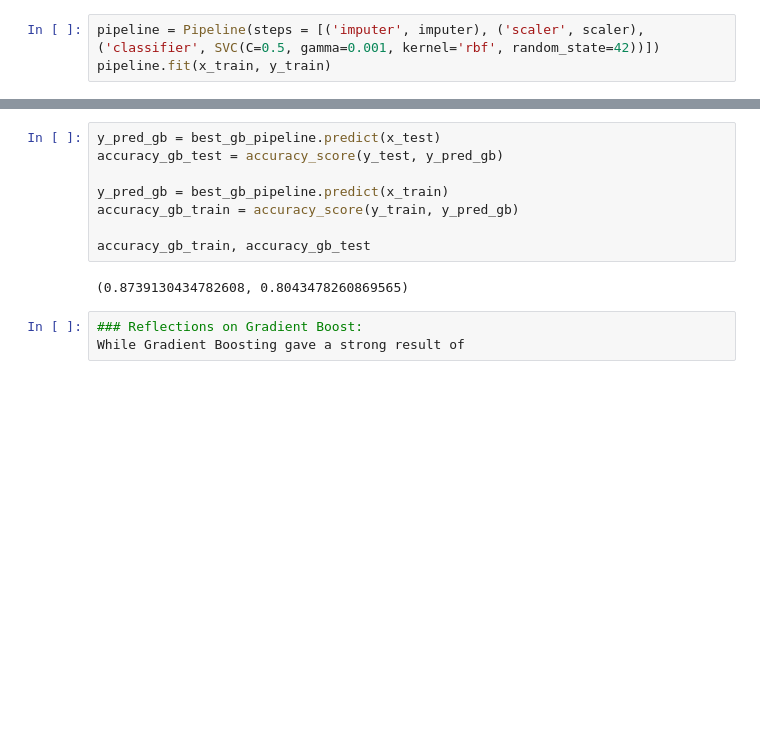
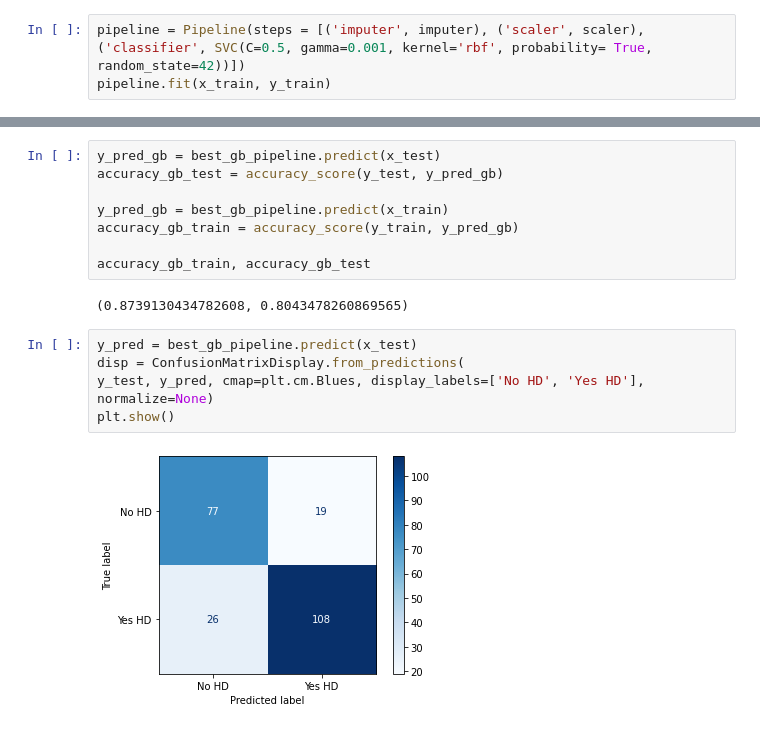
Before and after one commit to Nupur-Patil/ml_projects, a Jupyter notebook: heart_disease_prediction/notebooks/02_model_training.ipynb, the cells around one changed output, grey strips where cells are left out. Saved outputs shown, nothing was run; the diff lists cells and outputs as text; blank space fills up the shorter version.

```diff
--- a/heart_disease_prediction/notebooks/02_model_training.ipynb
+++ b/heart_disease_prediction/notebooks/02_model_training.ipynb
@@ -510,7 +515,7 @@ Best Cross-Validation Score: 0.8086
 # %% [markdown]
 ### Build evaluate, draw and interpret SVM
 # %%
-pipeline = Pipeline(steps = [('imputer', imputer), ('scaler', scaler), ('classifier', SVC(C=0.5, gamma=0.001, kernel='rbf', random_state=42))])
+pipeline = Pipeline(steps = [('imputer', imputer), ('scaler', scaler), ('classifier', SVC(C=0.5, gamma=0.001, kernel='rbf', probability= True, random_state=42))])
 pipeline.fit(x_train, y_train)
 # %% [output]
 Pipeline(steps=[('imputer', KNNImputer(n_neighbors=3)),
@@ -722,6 +731,10 @@ accuracy_gb_train = accuracy_score(y_train, y_pred_gb)
 accuracy_gb_train, accuracy_gb_test
 # %% [output]
 (0.8739130434782608, 0.8043478260869565)
-# %%
-### Reflections on Gradient Boost:
-While Gradient Boosting gave a strong result of
+# %%
+y_pred = best_gb_pipeline.predict(x_test)
+disp = ConfusionMatrixDisplay.from_predictions(
+y_test, y_pred, cmap=plt.cm.Blues, display_labels=['No HD', 'Yes HD'], normalize=None)
+plt.show()
+# %% [output]
+[figure, added]
```
Also changed, not shown: parts of 31 cells of this notebook.
